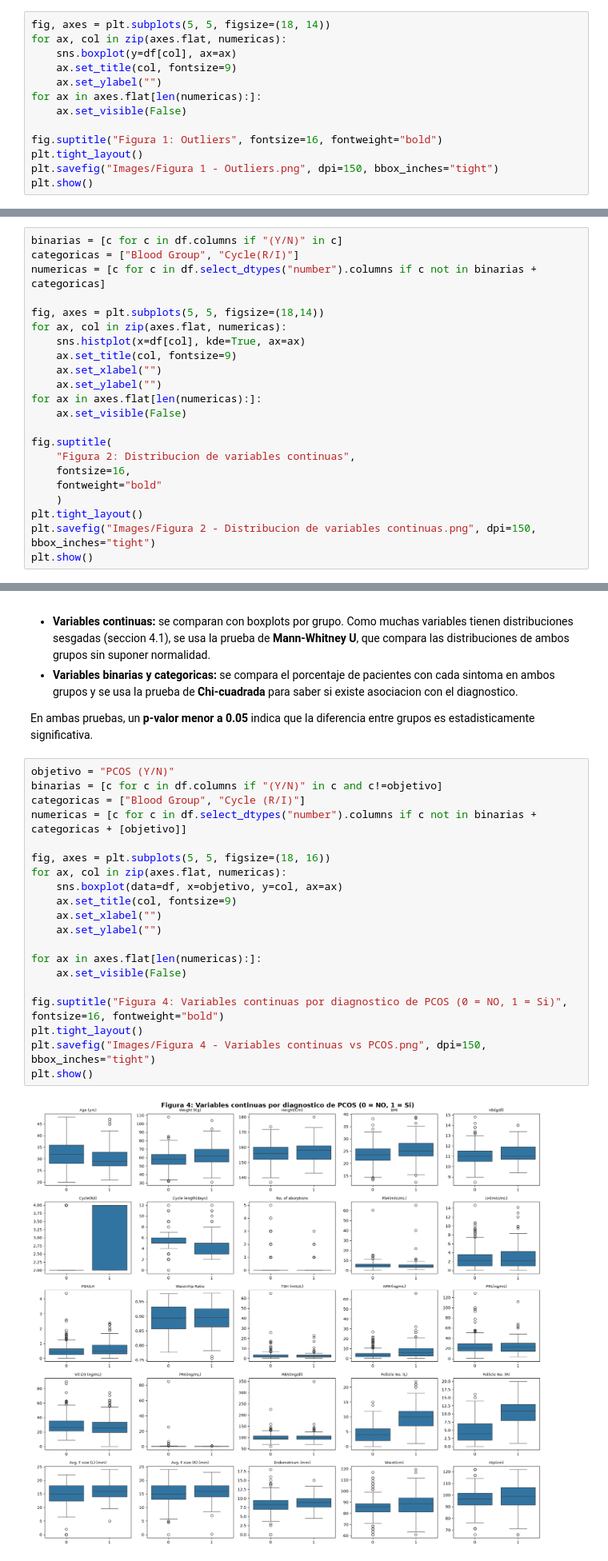
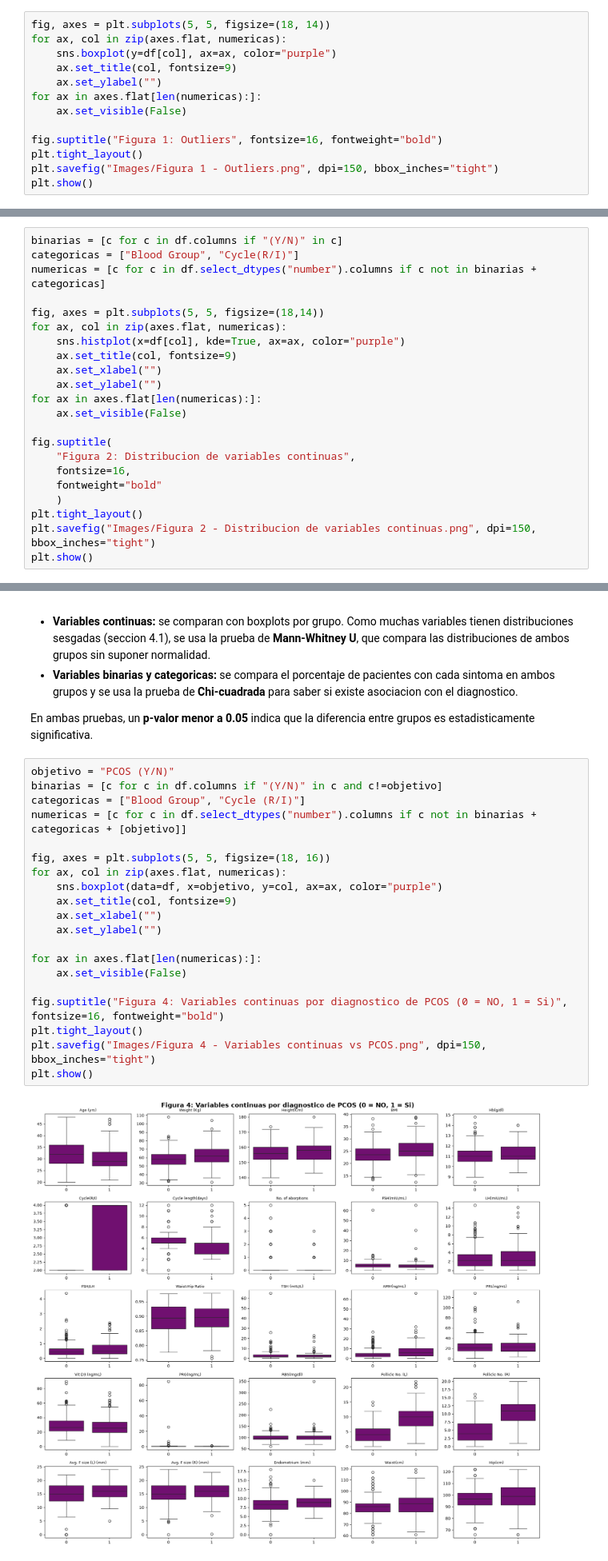
Before and after one commit to Elsarabia15/ICD-2026, a Jupyter notebook: Practicas/Practica-2/Practica-II.ipynb, the cells around one changed output, grey strips where cells are left out. Shown at 80% size. Saved outputs shown, nothing was run; the diff lists cells and outputs as text.

```diff
--- a/Practicas/Practica-2/Practica-II.ipynb
+++ b/Practicas/Practica-2/Practica-II.ipynb
@@ -516,7 +516,7 @@ numericas = [c for c in df.select_dtypes("number").columns if c not in excluir_b
 # %%
 fig, axes = plt.subplots(5, 5, figsize=(18, 14))
 for ax, col in zip(axes.flat, numericas):
-    sns.boxplot(y=df[col], ax=ax)
+    sns.boxplot(y=df[col], ax=ax, color="purple")
     ax.set_title(col, fontsize=9)
     ax.set_ylabel("")
 for ax in axes.flat[len(numericas):]:
@@ -710,7 +710,7 @@ numericas = [c for c in df.select_dtypes("number").columns if c not in binarias
 
 fig, axes = plt.subplots(5, 5, figsize=(18,14))
 for ax, col in zip(axes.flat, numericas):
-    sns.histplot(x=df[col], kde=True, ax=ax)
+    sns.histplot(x=df[col], kde=True, ax=ax, color="purple")
     ax.set_title(col, fontsize=9)
     ax.set_xlabel("")
     ax.set_ylabel("")
@@ -817,25 +817,25 @@ En ambas pruebas, un **p-valor menor a 0.05** indica que la diferencia entre gru
 # %%
 objetivo = "PCOS (Y/N)"
 binarias = [c for c in df.columns if "(Y/N)" in c and c!=objetivo]
 categoricas = ["Blood Group", "Cycle (R/I)"]
 numericas = [c for c in df.select_dtypes("number").columns if c not in binarias + categoricas + [objetivo]]
 
 fig, axes = plt.subplots(5, 5, figsize=(18, 16))
 for ax, col in zip(axes.flat, numericas):
-    sns.boxplot(data=df, x=objetivo, y=col, ax=ax)
+    sns.boxplot(data=df, x=objetivo, y=col, ax=ax, color="purple")
     ax.set_title(col, fontsize=9)
     ax.set_xlabel("")
     ax.set_ylabel("")
 
 for ax in axes.flat[len(numericas):]:
     ax.set_visible(False)
 
 fig.suptitle("Figura 4: Variables continuas por diagnostico de PCOS (0 = NO, 1 = Si)", fontsize=16, fontweight="bold")
 plt.tight_layout()
 plt.savefig("Images/Figura 4 - Variables continuas vs PCOS.png", dpi=150, bbox_inches="tight")
 plt.show()
 # %% [output]
-[figure, old version]
+[figure, new version]
 # %% [markdown]
 ### Observaciones del analisis bivariado
 
```
Also changed, not shown: parts of 5 cells of this notebook.
